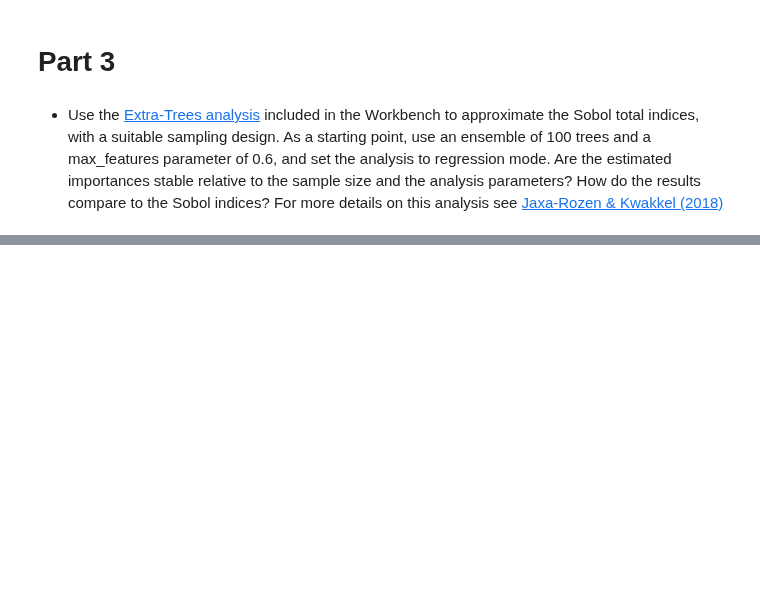
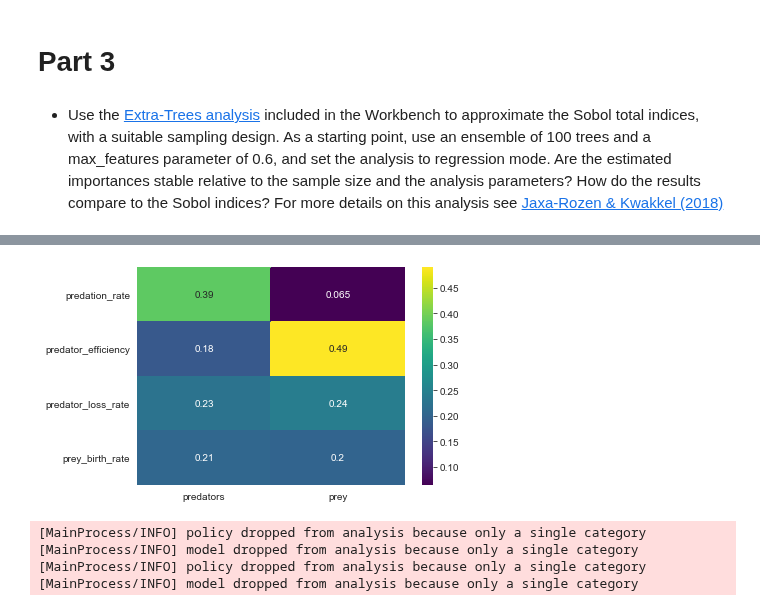
Before and after one commit to tamarvooijs/MBDM, a Jupyter notebook: Week 3-4 - vulnerability analysis/assignment 6 - sensitivity analysis.ipynb, the cells around one changed output, grey strips where cells are left out. Cells and saved outputs as stored; diff of their text form; code cells hidden in the pictures; blank space fills up the shorter version.

```diff
--- a/Week 3-4 - vulnerability analysis/assignment 6 - sensitivity analysis.ipynb
+++ b/Week 3-4 - vulnerability analysis/assignment 6 - sensitivity analysis.ipynb
@@ -674,0 +728,19 @@ plt.show()
+# %%
+import seaborn as sns
+sns.heatmap(fs_1, cmap='viridis', annot=True)
+plt.show()
+# %% [output]
+[figure, added]
+# %%
+# Check stability
+from ema_workbench.analysis import feature_scoring
+
+x = experiments
+y = filtered
+
+fs_2 = feature_scoring.get_feature_scores_all(x,y, alg='extra trees', nr_trees=110, max_features=0.6,mode=RuleInductionType.REGRESSION)
+# %% [output]
+[MainProcess/INFO] policy dropped from analysis because only a single category
+[MainProcess/INFO] model dropped from analysis because only a single category
+[MainProcess/INFO] policy dropped from analysis because only a single category
+[MainProcess/INFO] model dropped from analysis because only a single category
```
Also changed, not shown: parts of 34 cells of this notebook, 1 other file.
